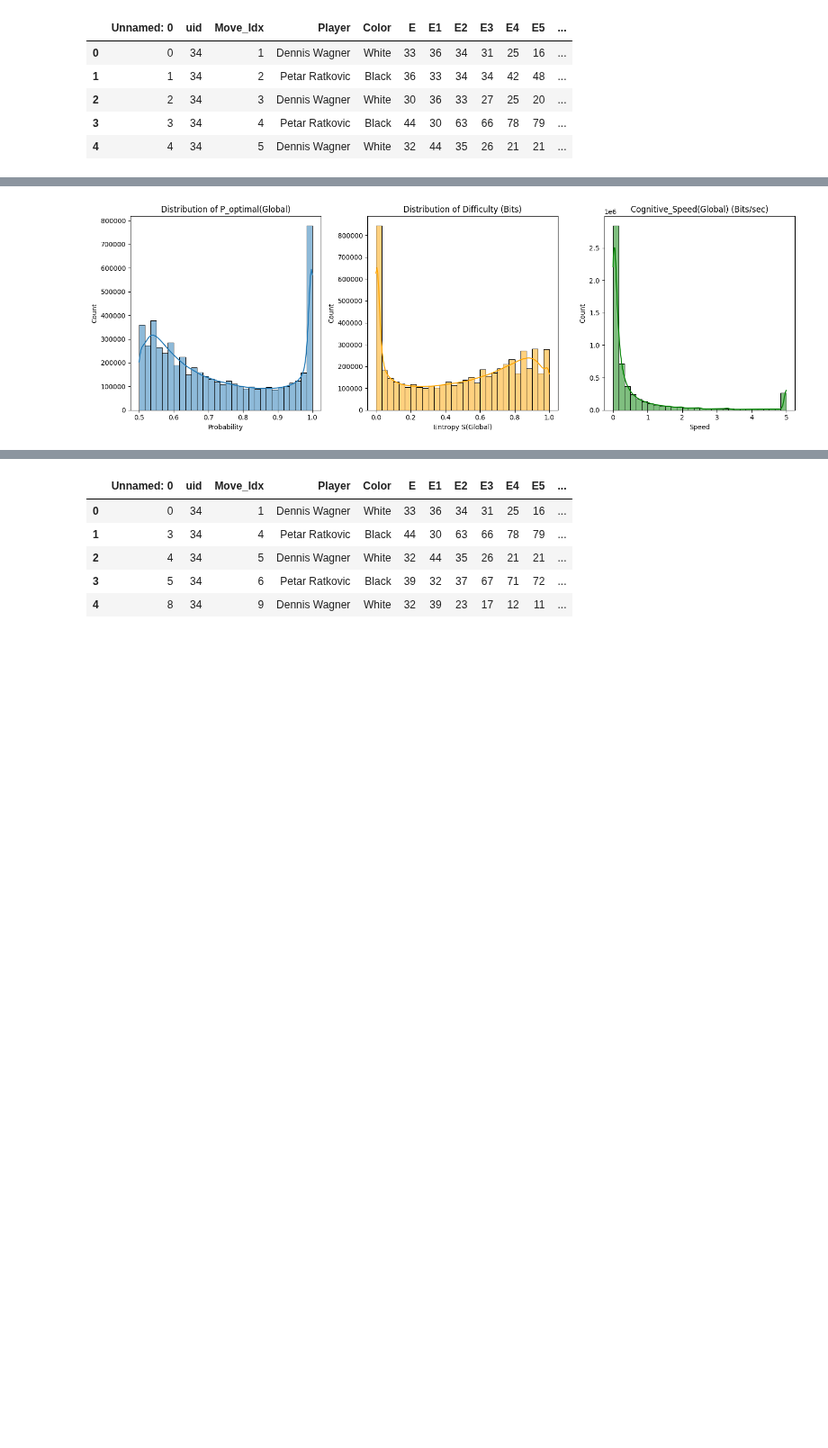
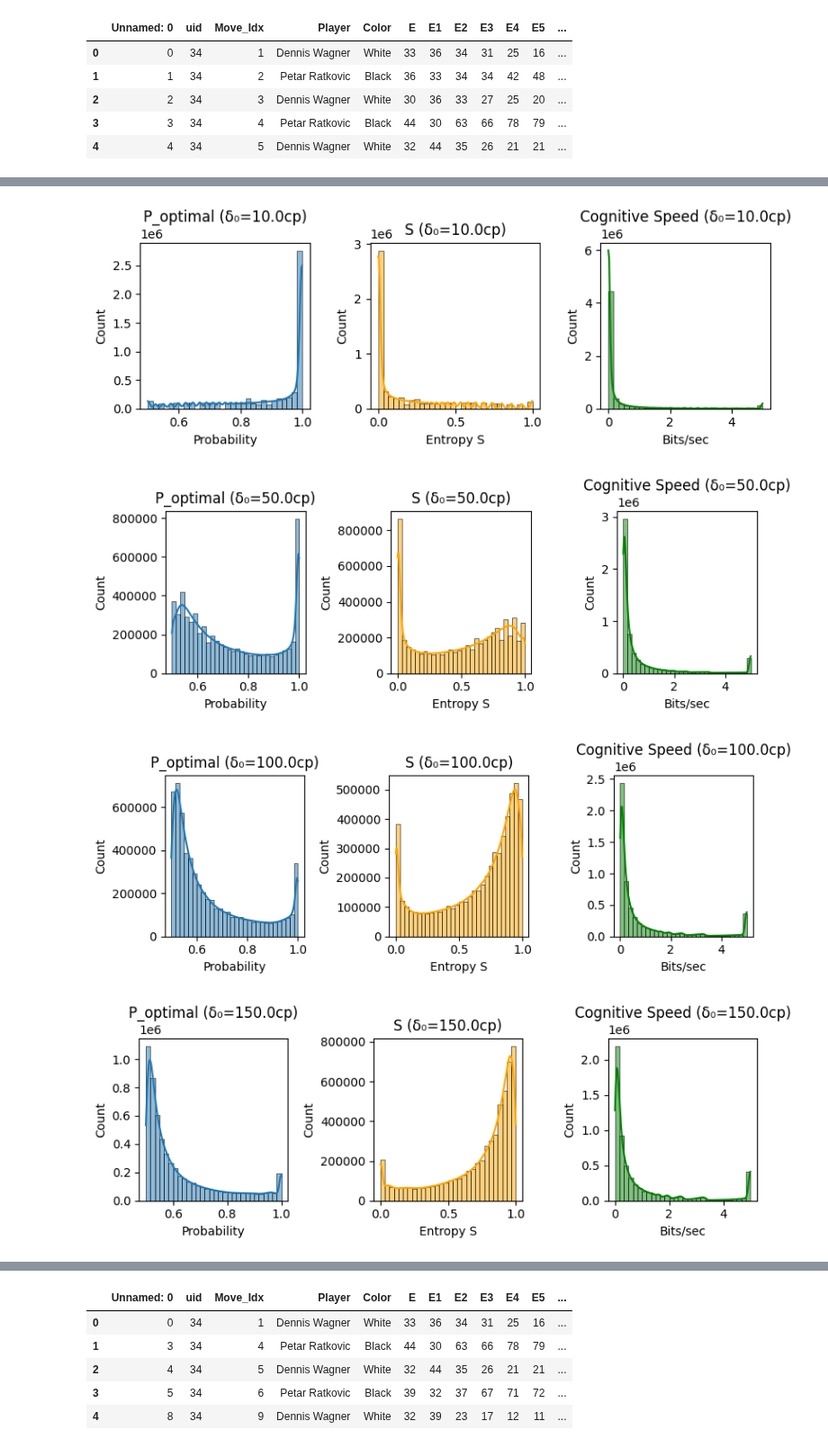
Before and after one commit to zZimablueee/Chess, a Jupyter notebook: complexity/delta_0/delta2.ipynb, the cells around one changed output, grey strips where cells are left out. Shown at 90% size. Cells and saved outputs as stored; diff of their text form; code cells hidden in the pictures; blank space fills up the shorter version.

```diff
--- a/complexity/delta_0/delta2.ipynb
+++ b/complexity/delta_0/delta2.ipynb
@@ -100,35 +190,46 @@ print("计算完成！")
 # %%
-time_complex['Game_Length'] = (
-    time_complex.groupby('uid')['Move_Idx'].transform('max')
-)
-
-time_complex['Progress'] = (
-    time_complex['Move_Idx'] / time_complex['Game_Length']
-)
 complex_drop_opening = time_complex[
-    (time_complex['Progress'] > 0.20) &   # 去掉前15%
-    (time_complex['Is_Forced'] == 0)
+    (time_complex['Progress'] > 0.15) &   # 去掉前15%
+    (time_complex['Is_Forced'] == 0)      # 去掉强制走子
 ].copy()
 # %%
-plt.figure(figsize=(15, 5))
-# P distribution
-plt.subplot(1, 3, 1)
-sns.histplot(complex_drop_opening['P_optimal(Global)'], bins=30, kde=True)
-plt.title('Distribution of P_optimal(Global)')
-plt.xlabel('Probability')
-# S distribution
-plt.subplot(1, 3, 2)
-sns.histplot(complex_drop_opening['S(Global)'], bins=30, kde=True, color='orange')
-plt.title('Distribution of Difficulty (Bits)')
-plt.xlabel('Entropy S(Global)')
-# Cognitive distribution
-plt.subplot(1, 3, 3)
-# 截断一下长尾，看主体分布
-sns.histplot(complex_drop_opening['Cognitive_Speed(Global)'].clip(upper=5), bins=30, kde=True, color='green')
-plt.title('Cognitive_Speed(Global) (Bits/sec)')
-plt.xlabel('Speed')
+GLOBAL_DELTA_0_List = [10.0, 50.0, 100.0, 150.0]
 
-plt.tight_layout()
-plt.show()
+for delta0 in GLOBAL_DELTA_0_List:
+
+    p_col = f'P_optimal(Global={delta0}cp)'
+    s_col = f'S(Global={delta0}cp)'
+    speed_col = f'Cognitive_Speed(Global={int(delta0)}cp)'
+
+    plt.figure(figsize=(8, 3))
+
+    # --- P distribution ---
+    plt.subplot(1, 3, 1)
+    sns.histplot(complex_drop_opening[p_col], bins=30, kde=True)
+    plt.title(f'P_optimal (δ₀={delta0}cp)')
+    plt.xlabel('Probability')
+
+    # --- S distribution ---
+    plt.subplot(1, 3, 2)
+    sns.histplot(complex_drop_opening[s_col], bins=30, kde=True, color='orange')
+    plt.title(f'S (δ₀={delta0}cp)')
+    plt.xlabel('Entropy S')
+
+    # --- Cognitive Speed ---
+    plt.subplot(1, 3, 3)
+    sns.histplot(
+        complex_drop_opening[speed_col].clip(upper=5),
+        bins=30,
+        kde=True,
+        color='green'
+    )
+    plt.title(f'Cognitive Speed (δ₀={delta0}cp)')
+    plt.xlabel('Bits/sec')
+
+    plt.tight_layout()
+    plt.show()
 # %% [output]
-[figure, old version]
+[figure, new version]
+[figure, added]
+[figure, added]
+[figure, added]
```
Also changed, not shown: parts of 30 cells of this notebook.
